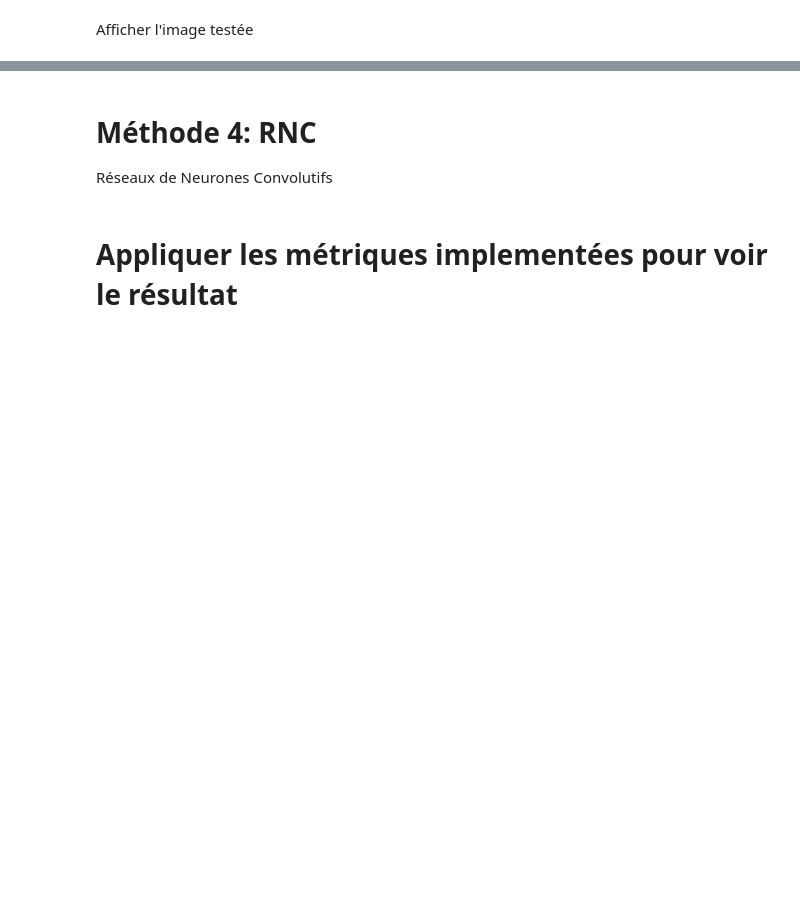
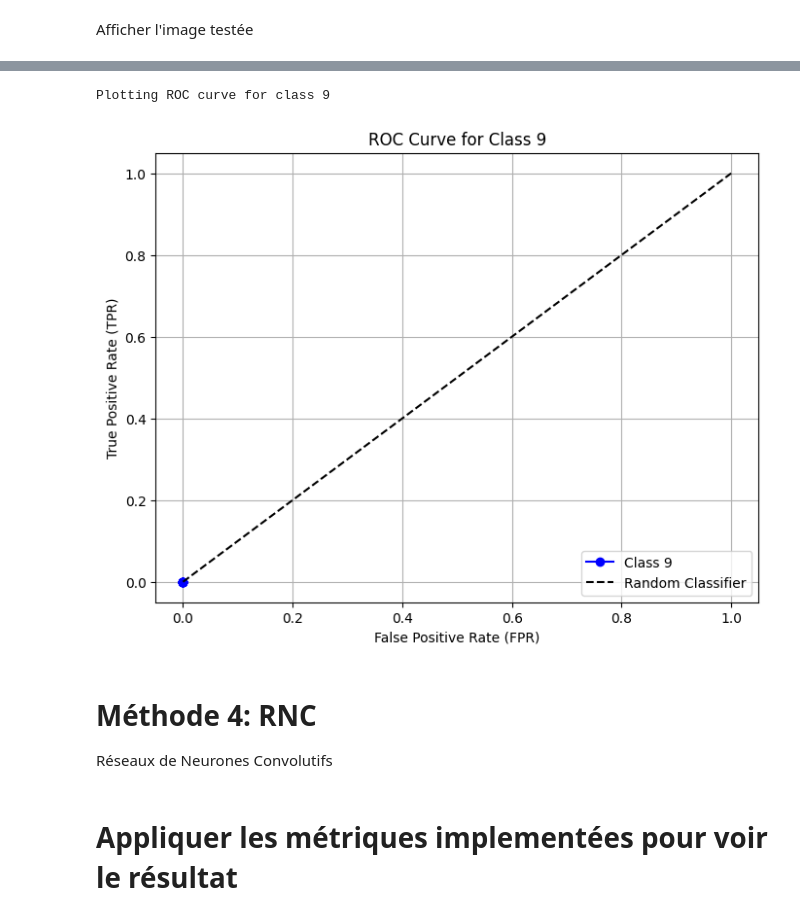
Before and after one commit to sarahmoussaoui/TP-Reseaux-de-Neurones, a Jupyter notebook: TP1/TP 1.ipynb, the cells around one changed output, grey strips where cells are left out. Cells and saved outputs as stored; diff of their text form; code cells hidden in the pictures; blank space fills up the shorter version.

```diff
--- a/TP1/TP 1.ipynb
+++ b/TP1/TP 1.ipynb
@@ -796,3 +734,13 @@ plt.imshow(a,cmap='gray')
+# %%
+# plotting the roc curve for class c
+import random
+c = random.randint(1,10)
+print(f'Plotting ROC curve for class {c}\n')
+fpr_list, tpr_list = roc_curve(Y_test,y_pred,c)
+plot_roc_curve(fpr_list, tpr_list,c)
+# %% [output]
+Plotting ROC curve for class 9
+[figure, added]
 # %% [markdown]
 # Méthode 4: RNC
 Réseaux de Neurones Convolutifs
```
Also changed, not shown: parts of 30 cells of this notebook.
